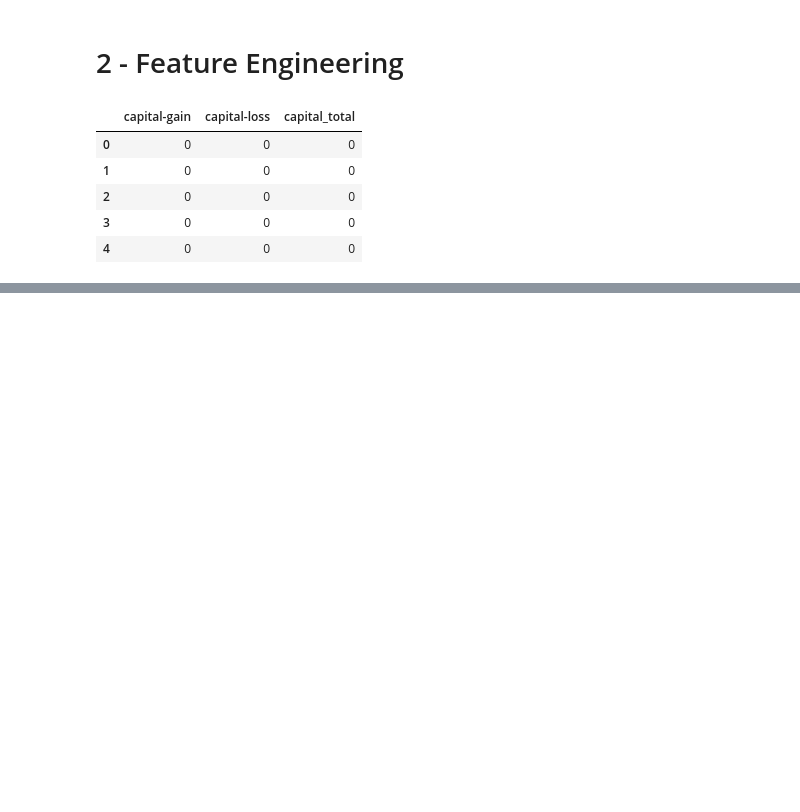
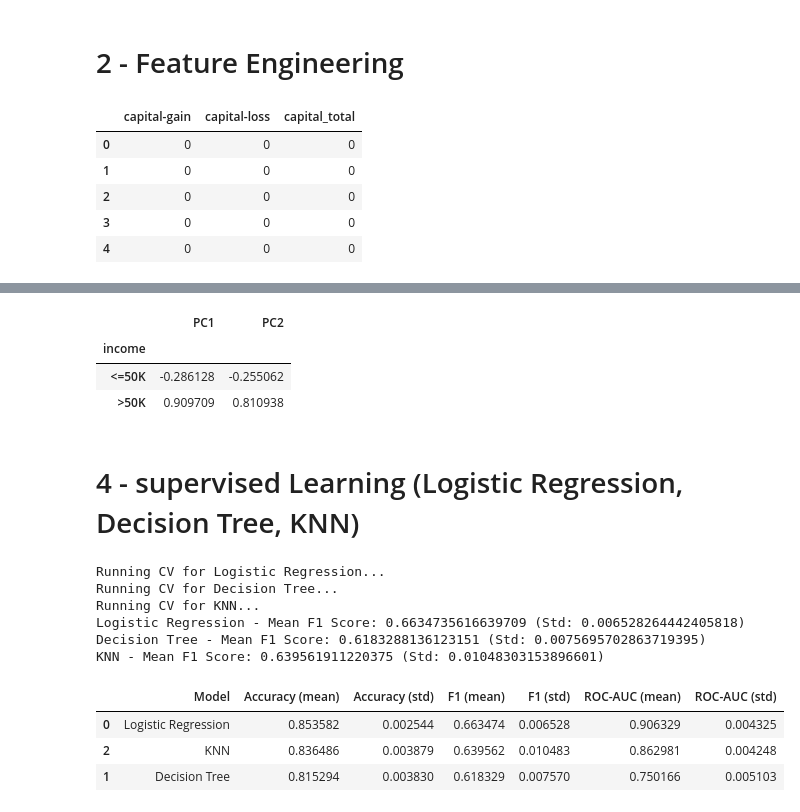
Before and after one commit to kiyanzade/adult-income-ml-pipeline, a Jupyter notebook: adult-income-ml.ipynb, the cells around one changed output, grey strips where cells are left out. Drawn from its saved outputs; the diff is of its cells as text; code cells hidden in the pictures; blank space fills up the shorter version.

```diff
--- a/adult-income-ml.ipynb
+++ b/adult-income-ml.ipynb
@@ -270,0 +368,15 @@ TypeError: boolean value of NA is ambiguous
+# %%
+import pandas as pd
+
+pca_df = pd.DataFrame(X_train_pca2, columns=["PC1", "PC2"])
+pca_df["income"] = y_train.values
+
+summary = pca_df.groupby("income")[["PC1", "PC2"]].mean()
+summary
+# %% [output]
+|  | PC1 | PC2 |
+| income |  |  |
+| <=50K | -0.286128 | -0.255062 |
+| >50K | 0.909709 | 0.810938 |
+# %% [markdown]
+<h1> 4 - supervised Learning (Logistic Regression, Decision Tree, KNN)
@@ -270,0 +410,57 @@ TypeError: boolean value of NA is ambiguous
+# %%
+
+models = {
+    "Logistic Regression": logreg_pipe,
+    "Decision Tree": tree_pipe,
+    "KNN": knn_pipe
+}
+
+cv_results = {}
+
+for name, model in models.items():
+    print(f"Running CV for {name}...")
+    f1_scores = cross_val_score(model, X_train, y_train_encoded, cv=5, scoring='f1')
+    cv_results[name] = f1_scores
+
+# نتایج F1 برای هر مدل
+for name, scores in cv_results.items():
+    print(f"{name} - Mean F1 Score: {scores.mean()} (Std: {scores.std()})")
+# %% [output]
+Running CV for Logistic Regression...
+Running CV for Decision Tree...
+Running CV for KNN...
+Logistic Regression - Mean F1 Score: 0.6634735616639709 (Std: 0.006528264442405818)
+Decision Tree - Mean F1 Score: 0.6183288136123151 (Std: 0.0075695702863719395)
+KNN - Mean F1 Score: 0.639561911220375 (Std: 0.01048303153896601)
+# %%
+
+results_list = []
+
+for name, scores in cv_results.items():
+
+    accuracy = cross_val_score(models[name], X_train, y_train_encoded, cv=5, scoring='accuracy')
+    roc_auc = cross_val_score(models[name], X_train, y_train_encoded, cv=5, scoring='roc_auc')
+
+    row = {
+        "Model": name,
+        "Accuracy (mean)": accuracy.mean(),
+        "Accuracy (std)": accuracy.std(),
+        "F1 (mean)": scores.mean(),
+        "F1 (std)": scores.std(),
+        "ROC-AUC (mean)": roc_auc.mean(),
+        "ROC-AUC (std)": roc_auc.std()
+    }
+
+    results_list.append(row)
+
+
+results_df = pd.DataFrame(results_list)
+# %%
+results_df_sorted = results_df.sort_values(by="F1 (mean)", ascending=False)
+
+results_df_sorted
+# %% [output]
+|  | Model | Accuracy (mean) | Accuracy (std) | F1 (mean) | F1 (std) | ROC-AUC (mean) | ROC-AUC (std) |
+| 0 | Logistic Regression | 0.853582 | 0.002544 | 0.663474 | 0.006528 | 0.906329 | 0.004325 |
+| 2 | KNN | 0.836486 | 0.003879 | 0.639562 | 0.010483 | 0.862981 | 0.004248 |
+| 1 | Decision Tree | 0.815294 | 0.003830 | 0.618329 | 0.007570 | 0.750166 | 0.005103 |
```
Also changed, not shown: parts of 25 cells of this notebook.
